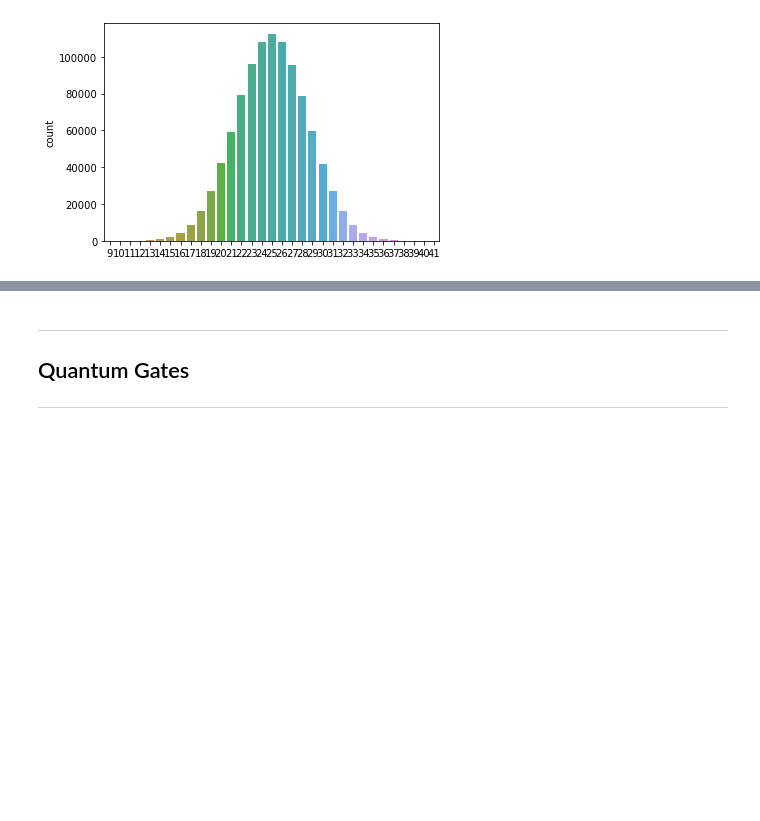
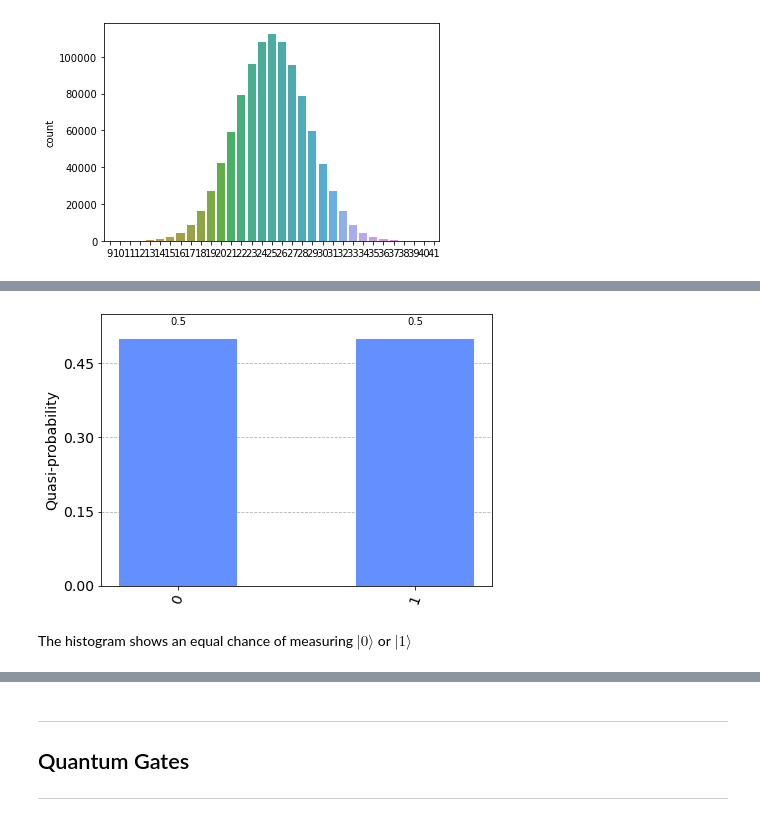
Before and after one commit to alexandrac77/emerging-technologies, a Jupyter notebook: content/Class Notebooks/Quantum Computing.ipynb, the cells around one changed output, grey strips where cells are left out. Drawn from its saved outputs; the diff is of its cells as text; code cells hidden in the pictures; blank space fills up the shorter version.

```diff
--- a/content/Class Notebooks/Quantum Computing.ipynb
+++ b/content/Class Notebooks/Quantum Computing.ipynb
@@ -76,0 +155,8 @@ $$\begin {bmatrix} 1 \\ 0\end{bmatrix}$$
+# %%
+qobj = assemble(qc)
+results = sim.run(qobj).result().get_counts()
+plot_histogram(results)
+# %% [output]
+[figure, added]
+# %% [markdown]
+The histogram shows an equal chance of measuring $|0\rangle$ or $|1\rangle$
```
Also changed, not shown: parts of 16 cells of this notebook.
